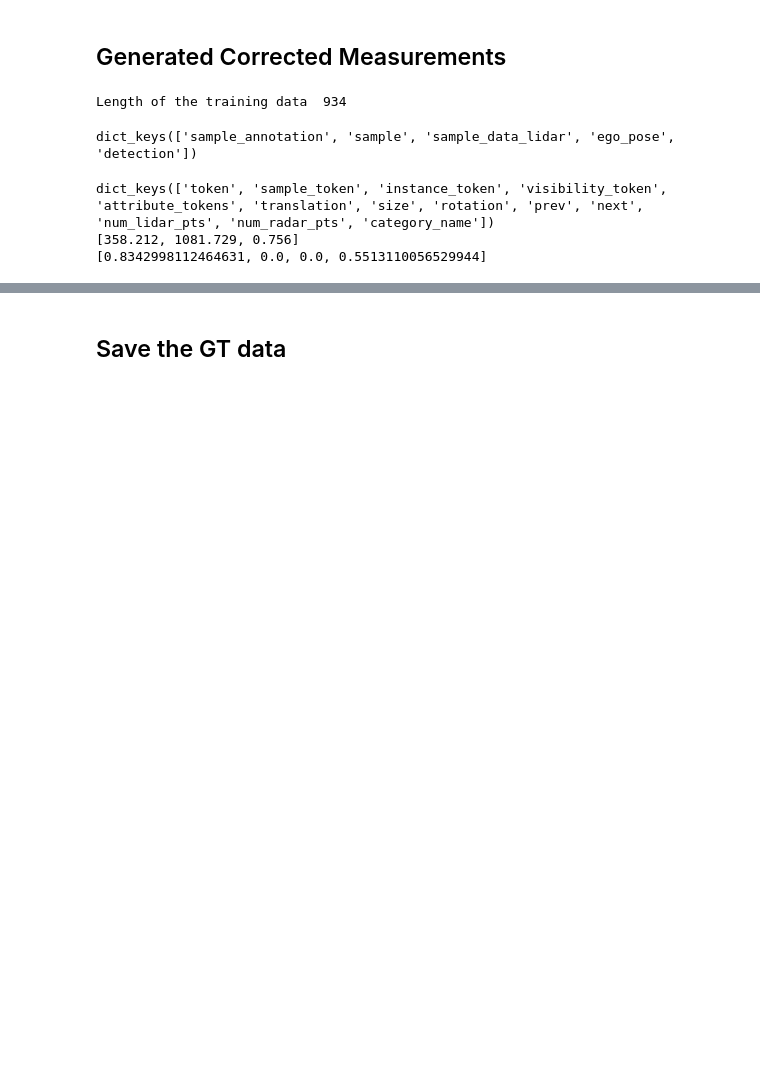
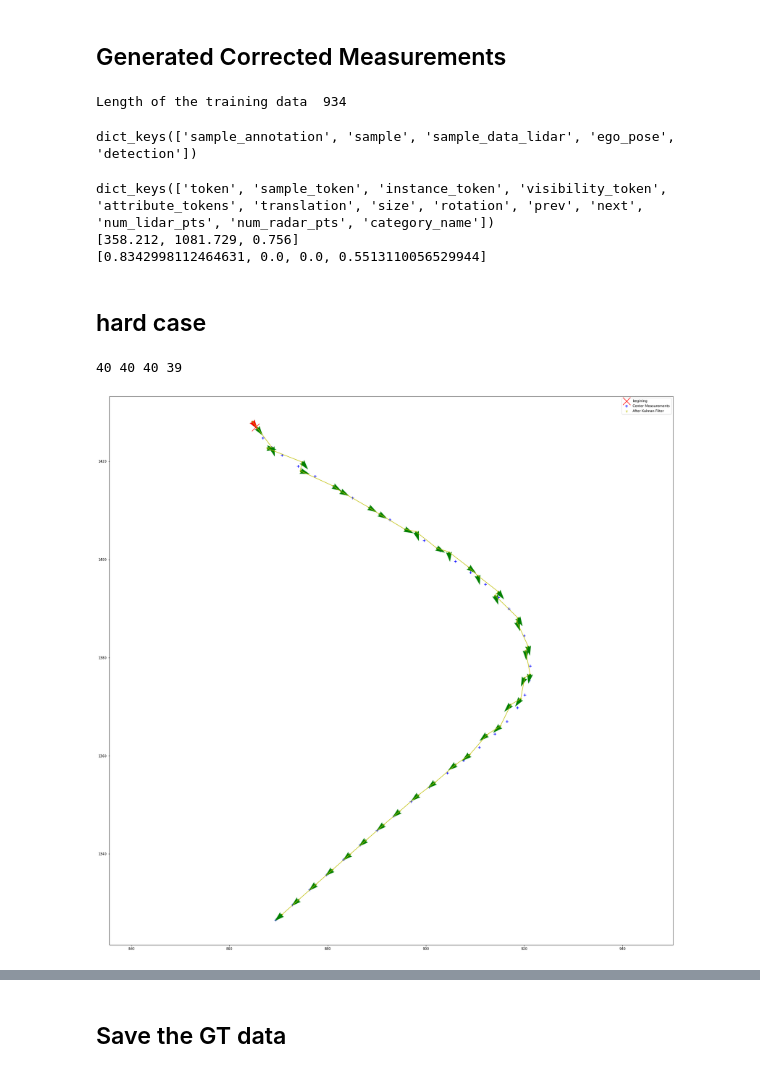
Before and after one commit to abysmalocean/3D_tracking, a Jupyter notebook: DEV/Tracking/Generating_GT.ipynb, the cells around one changed output, grey strips where cells are left out. Saved outputs shown, nothing was run; the diff lists cells and outputs as text; code cells hidden in the pictures; blank space fills up the shorter version.

```diff
--- a/DEV/Tracking/Generating_GT.ipynb
+++ b/DEV/Tracking/Generating_GT.ipynb
@@ -47,3 +47,15 @@ print(training_data[0][0]['sample_annotation']['rotation'])
 dict_keys(['token', 'sample_token', 'instance_token', 'visibility_token', 'attribute_tokens', 'translation', 'size', 'rotation', 'prev', 'next', 'num_lidar_pts', 'num_radar_pts', 'category_name'])
 [358.212, 1081.729, 0.756]
 [0.8342998112464631, 0.0, 0.0, 0.5513110056529944]
+# %% [markdown]
+## hard case
+# %%
+from EKF.generate_GT import *
+index = 19
+EKF_GT_obj =  EKF_GT()
+corrected_data.append(EKF_GT_obj.correct_heading(training_data[index]))
+EKF_GT_obj.run_ekf()
+EKF_GT_obj.plot_result()
+# %% [output]
+40 40 40 39
+[figure, added]
```
Also changed, not shown: parts of 4 cells of this notebook, 8 other files.
